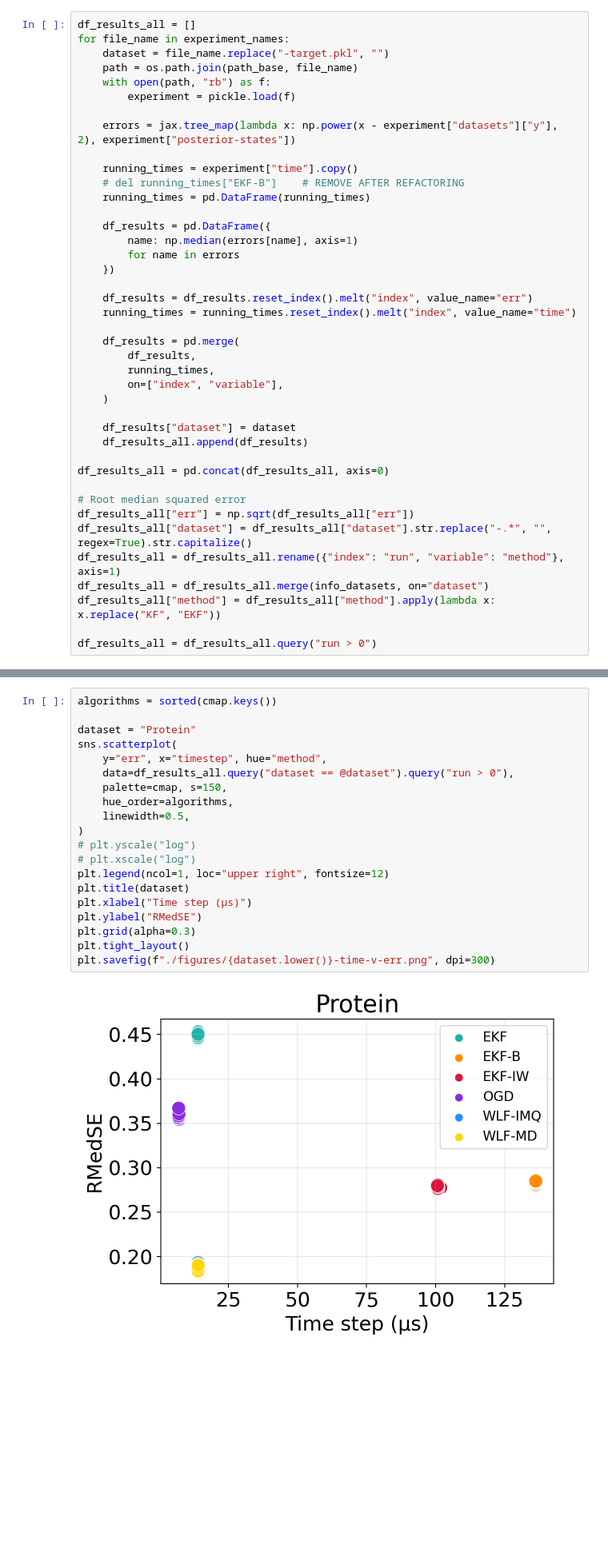
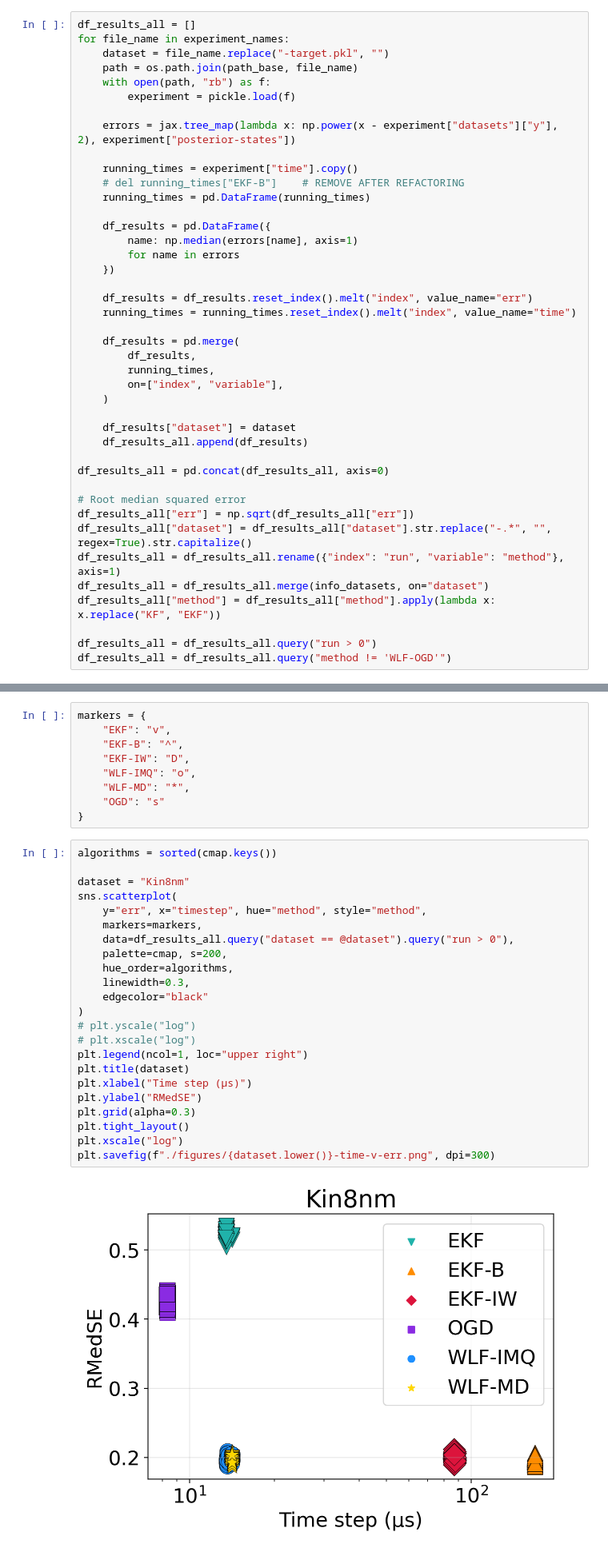
Before and after one commit to gerdm/weighted-likelihood-filter, a Jupyter notebook: experiments/uci-regression-eval.ipynb, the cells around one changed output, grey strips where cells are left out. Shown at 80% size. Cells and saved outputs as stored; diff of their text form; blank space fills up the shorter version.

```diff
--- a/experiments/uci-regression-eval.ipynb
+++ b/experiments/uci-regression-eval.ipynb
@@ -111,6 +116,7 @@ df_results_all = df_results_all.merge(info_datasets, on="dataset")
 df_results_all["method"] = df_results_all["method"].apply(lambda x: x.replace("KF", "EKF"))
 
 df_results_all = df_results_all.query("run > 0")
+df_results_all = df_results_all.query("method != 'WLF-OGD'")
 # %%
 df_results_all.sample(10, random_state=314)
 # %% [output]
@@ -149,22 +155,34 @@ df_results_all.pivot_table(columns="method", index="dataset", values="err", aggf
+# %%
+markers = {
+    "EKF": "v",
+    "EKF-B": "^",
+    "EKF-IW": "D",
+    "WLF-IMQ": "o",
+    "WLF-MD": "*",
+    "OGD": "s"
+}
 # %%
 algorithms = sorted(cmap.keys())
 
-dataset = "Protein"
+dataset = "Kin8nm"
 sns.scatterplot(
-    y="err", x="timestep", hue="method",
+    y="err", x="timestep", hue="method", style="method",
+    markers=markers,
     data=df_results_all.query("dataset == @dataset").query("run > 0"),
-    palette=cmap, s=150,
+    palette=cmap, s=200,
     hue_order=algorithms,
-    linewidth=0.5,
+    linewidth=0.3,
+    edgecolor="black"
 )
 # plt.yscale("log")
 # plt.xscale("log")
-plt.legend(ncol=1, loc="upper right", fontsize=12)
+plt.legend(ncol=1, loc="upper right")
 plt.title(dataset)
 plt.xlabel("Time step (μs)")
 plt.ylabel("RMedSE")
 plt.grid(alpha=0.3)
 plt.tight_layout()
+plt.xscale("log")
 plt.savefig(f"./figures/{dataset.lower()}-time-v-err.png", dpi=300)
 # %% [output]
-[figure, old version]
+[figure, new version]
```
Also changed, not shown: parts of 13 cells of this notebook, 2 other files.
